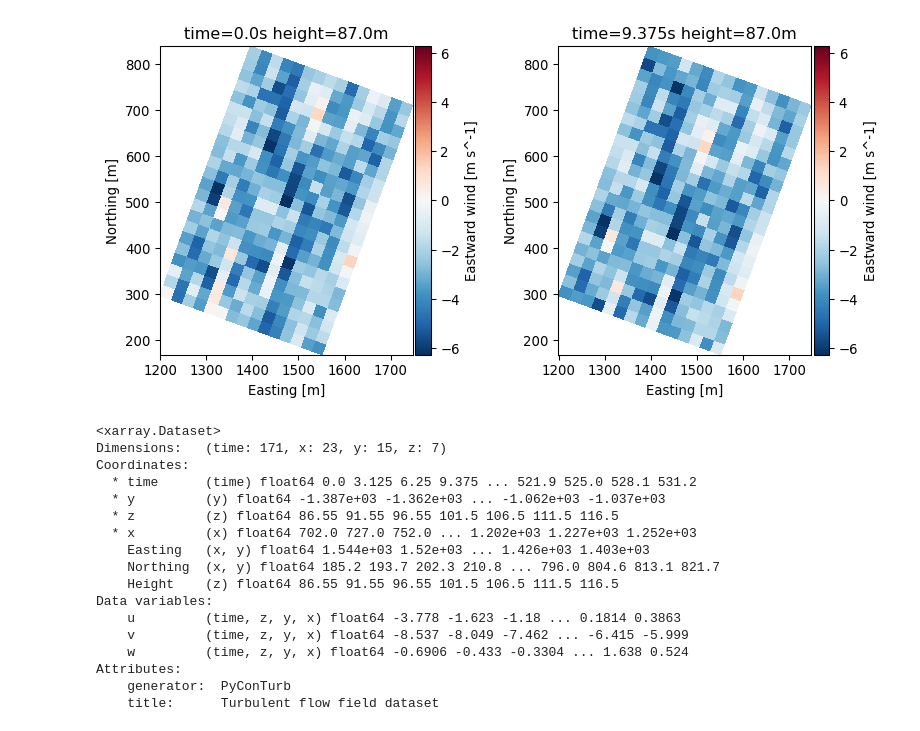
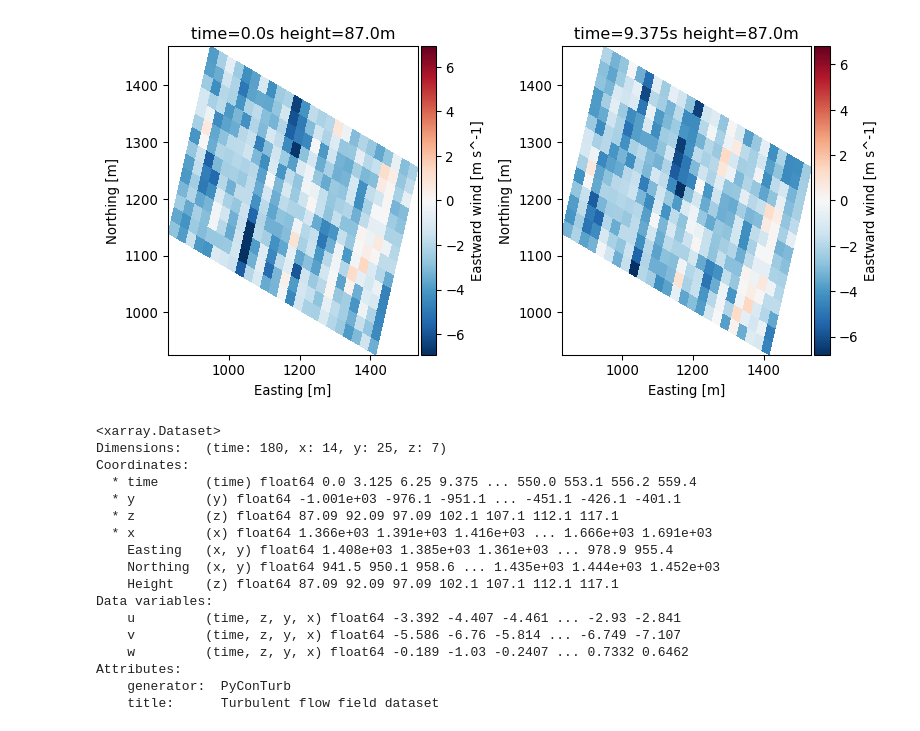
Before and after one commit to Burro7J/mocalum, a Jupyter notebook: examples/pyconturb_test.ipynb, the cells around one changed output. Drawn from its saved outputs; the diff is of its cells as text; code cells hidden in the pictures.

```diff
--- a/examples/pyconturb_test.ipynb
+++ b/examples/pyconturb_test.ipynb
@@ -21,7 +23,7 @@ w = 0
 distance = 1000   # meter
 elevation = np.degrees(np.arcsin(meas_height / distance))
 angular_res = 1   # degree
-azimuth_mid = 90  # central azimuth angle
+azimuth_mid = 45  # central azimuth angle
 sector_size = 30  # degree
 scan_speed = 1    # degree.s^-1
 max_speed = 50    # degree.s^-1
@@ -35,19 +37,3 @@ azim_std = 0.1 # degrees
 elev_std = 0.1 # degrees
 dis_std = 10   # meters
 rad_std = 0.1  # m.s-1  In [23]:
-
-tmp = mc.Mocalum()
-
-tmp.set_ivap_probing(koshava_xyz, sector_size, azimuth_mid, angular_res, elevation, distance,
-                    no_scans, scan_speed, max_speed,max_acc)
-
-tmp.gen_unc_contributors(corr_coef)
-
-
-# tmp.x_res = tmp.y_res = 25
-# tmp.z_res = 5
-# tmp.turbbox_time = 600
-
-tmp.gen_turb_ffield(wind_speed, wind_dir, w, ref_height, shear_exponent)
-
-plot_mocalum_setup(tmp)
@@ -55,0 +61,9 @@ plot_mocalum_setup(tmp)
+# %%
+
+turb_ff_unc_test = mc.Mocalum()
+turb_ff_unc_test.set_ivap_probing(koshava_xyz, sector_size, azimuth_mid, angular_res, elevation, distance,
+                    no_scans, scan_speed, max_speed,max_acc)
+
+turb_ff_unc_test.gen_unc_contributors(corr_coef)
+turb_ff_unc_test.gen_turb_ffield(wind_speed, wind_dir, w, ref_height, shear_exponent)
+plot_mocalum_setup(turb_ff_unc_test)
@@ -56,52 +74,54 @@ plot_mocalum_setup(tmp)
 # %%
 width_px = height_px = 400 # resolution of plots
 MY_DPI = 96
 fig, axes = plt.subplots(ncols=2, figsize=(2*width_px/MY_DPI, height_px/MY_DPI), dpi=MY_DPI)
 
 i=0
 
 j=k=0
-cs = tmp.data.ffield.u.isel(z=i,time=j).plot.pcolormesh('Easting','Northing',ax=axes[k],add_colorbar=False)
+cs = turb_ff_unc_test.data.ffield.u.isel(z=i,time=j).plot.pcolormesh('Easting','Northing',
+                                                                     ax=axes[k],add_colorbar=False)
 cbar = plt.colorbar(cs,orientation='vertical', fraction=0.07, pad=0.01,ax=axes[k])
 axes[k].set_title('time=' + str(tmp.data.ffield.time[i].values) + 's'
                   + ' height=' + str(np.round(tmp.data.ffield.z[j].values)) + 'm')
 
 cbar.set_label('Eastward wind [m s^-1]', fontsize = 10)
 
 
 j=3
 k=1
-cs = tmp.data.ffield.u.isel(z=i,time=j).plot.pcolormesh('Easting','Northing',ax=axes[k],add_colorbar=False)
+cs = turb_ff_unc_test.data.ffield.u.isel(z=i,time=j).plot.pcolormesh('Easting','Northing',
+                                                                     ax=axes[k],add_colorbar=False)
 cbar = plt.colorbar(cs,orientation='vertical', fraction=0.07, pad=0.01,ax=axes[k])
 axes[k].set_title('time=' + str(tmp.data.ffield.time[j].values) + 's'
                   + ' height=' + str(np.round(tmp.data.ffield.z[i].values)) + 'm')
 
 
 cbar.set_label('Eastward wind [m s^-1]', fontsize = 10)
 
 plt.tight_layout()
 plt.subplots_adjust(wspace=0.45, hspace=-0.55)
 plt.show()
-fig.savefig('/Users/niva/Desktop/grid_plot.png', bbox_inches='tight')
+# fig.savefig('/Users/niva/Desktop/grid_plot.png', bbox_inches='tight')
 # %% [output]
-[figure, old version]
+[figure, new version]
 # %%
-tmp.data.ffield
+turb_ff_unc_test.data.ffield
 # %% [output]
 <xarray.Dataset>
-Dimensions:   (time: 171, x: 23, y: 15, z: 7)
+Dimensions:   (time: 180, x: 14, y: 25, z: 7)
 Coordinates:
-  * time      (time) float64 0.0 3.125 6.25 9.375 ... 521.9 525.0 528.1 531.2
-  * y         (y) float64 -1.387e+03 -1.362e+03 ... -1.062e+03 -1.037e+03
-  * z         (z) float64 86.55 91.55 96.55 101.5 106.5 111.5 116.5
-  * x         (x) float64 702.0 727.0 752.0 ... 1.202e+03 1.227e+03 1.252e+03
-    Easting   (x, y) float64 1.544e+03 1.52e+03 ... 1.426e+03 1.403e+03
-    Northing  (x, y) float64 185.2 193.7 202.3 210.8 ... 796.0 804.6 813.1 821.7
-    Height    (z) float64 86.55 91.55 96.55 101.5 106.5 111.5 116.5
+  * time      (time) float64 0.0 3.125 6.25 9.375 ... 550.0 553.1 556.2 559.4
+  * y         (y) float64 -1.001e+03 -976.1 -951.1 ... -451.1 -426.1 -401.1
+  * z         (z) float64 87.09 92.09 97.09 102.1 107.1 112.1 117.1
+  * x         (x) float64 1.366e+03 1.391e+03 1.416e+03 ... 1.666e+03 1.691e+03
+    Easting   (x, y) float64 1.408e+03 1.385e+03 1.361e+03 ... 978.9 955.4
+    Northing  (x, y) float64 941.5 950.1 958.6 ... 1.435e+03 1.444e+03 1.452e+03
+    Height    (z) float64 87.09 92.09 97.09 102.1 107.1 112.1 117.1
 Data variables:
-    u         (time, z, y, x) float64 -3.778 -1.623 -1.18 ... 0.1814 0.3863
-    v         (time, z, y, x) float64 -8.537 -8.049 -7.462 ... -6.415 -5.999
-    w         (time, z, y, x) float64 -0.6906 -0.433 -0.3304 ... 1.638 0.524
+    u         (time, z, y, x) float64 -3.392 -4.407 -4.461 ... -2.93 -2.841
+    v         (time, z, y, x) float64 -5.586 -6.76 -5.814 ... -6.749 -7.107
+    w         (time, z, y, x) float64 -0.189 -1.03 -0.2407 ... 0.7332 0.6462
 Attributes:
     generator:  PyConTurb
     title:      Turbulent flow field dataset
```
Also changed, not shown: parts of 8 cells of this notebook, 3 other files.
